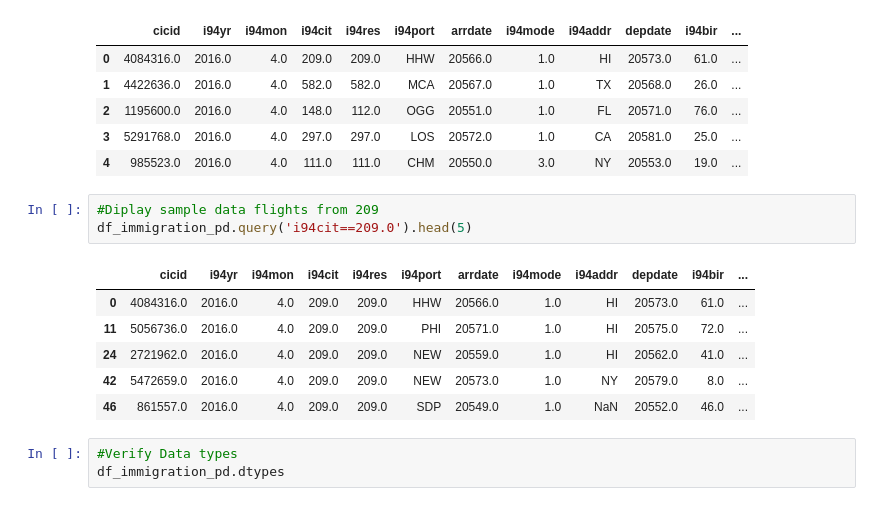
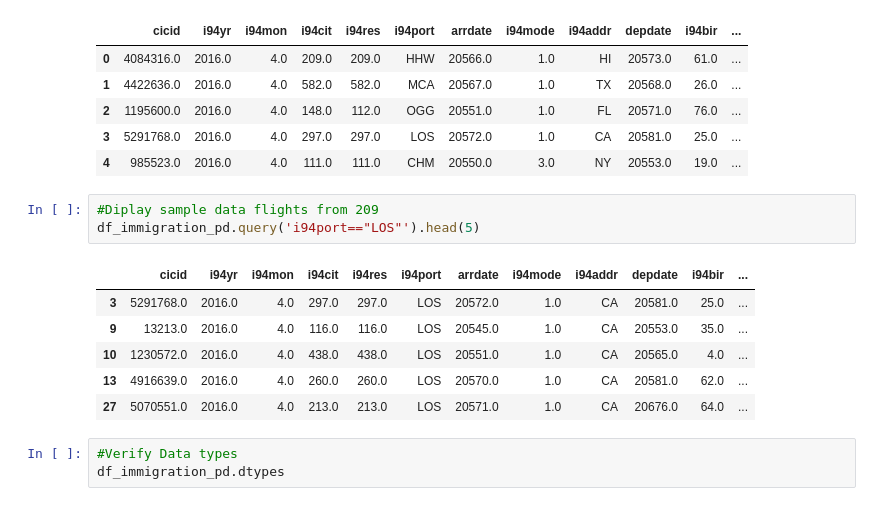
Before and after one commit to sudhakar12161/Project-Capstone-US-I94-Immigration-Insights, a Jupyter notebook: Capstone Project.ipynb, the cells around one changed output. Saved outputs shown, nothing was run; the diff lists cells and outputs as text.

```diff
--- a/Capstone Project.ipynb
+++ b/Capstone Project.ipynb
@@ -167,14 +167,14 @@ df_immigration_pd.head(5)
 | 4 | 985523.0 | 2016.0 | 4.0 | 111.0 | 111.0 | CHM | 20550.0 | 3.0 | NY | 20553.0 | 19.0 | ... |
 # %%
 #Diplay sample data flights from 209
-df_immigration_pd.query('i94cit==209.0').head(5)
+df_immigration_pd.query('i94port=="LOS"').head(5)
 # %% [output]
 |  | cicid | i94yr | i94mon | i94cit | i94res | i94port | arrdate | i94mode | i94addr | depdate | i94bir | ... |
-| 0 | 4084316.0 | 2016.0 | 4.0 | 209.0 | 209.0 | HHW | 20566.0 | 1.0 | HI | 20573.0 | 61.0 | ... |
-| 11 | 5056736.0 | 2016.0 | 4.0 | 209.0 | 209.0 | PHI | 20571.0 | 1.0 | HI | 20575.0 | 72.0 | ... |
-| 24 | 2721962.0 | 2016.0 | 4.0 | 209.0 | 209.0 | NEW | 20559.0 | 1.0 | HI | 20562.0 | 41.0 | ... |
-| 42 | 5472659.0 | 2016.0 | 4.0 | 209.0 | 209.0 | NEW | 20573.0 | 1.0 | NY | 20579.0 | 8.0 | ... |
-| 46 | 861557.0 | 2016.0 | 4.0 | 209.0 | 209.0 | SDP | 20549.0 | 1.0 | NaN | 20552.0 | 46.0 | ... |
+| 3 | 5291768.0 | 2016.0 | 4.0 | 297.0 | 297.0 | LOS | 20572.0 | 1.0 | CA | 20581.0 | 25.0 | ... |
+| 9 | 13213.0 | 2016.0 | 4.0 | 116.0 | 116.0 | LOS | 20545.0 | 1.0 | CA | 20553.0 | 35.0 | ... |
+| 10 | 1230572.0 | 2016.0 | 4.0 | 438.0 | 438.0 | LOS | 20551.0 | 1.0 | CA | 20565.0 | 4.0 | ... |
+| 13 | 4916639.0 | 2016.0 | 4.0 | 260.0 | 260.0 | LOS | 20570.0 | 1.0 | CA | 20581.0 | 62.0 | ... |
+| 27 | 5070551.0 | 2016.0 | 4.0 | 213.0 | 213.0 | LOS | 20571.0 | 1.0 | CA | 20676.0 | 64.0 | ... |
 # %%
 #Verify Data types
 df_immigration_pd.dtypes
```
Also changed, not shown: parts of 49 cells of this notebook.
